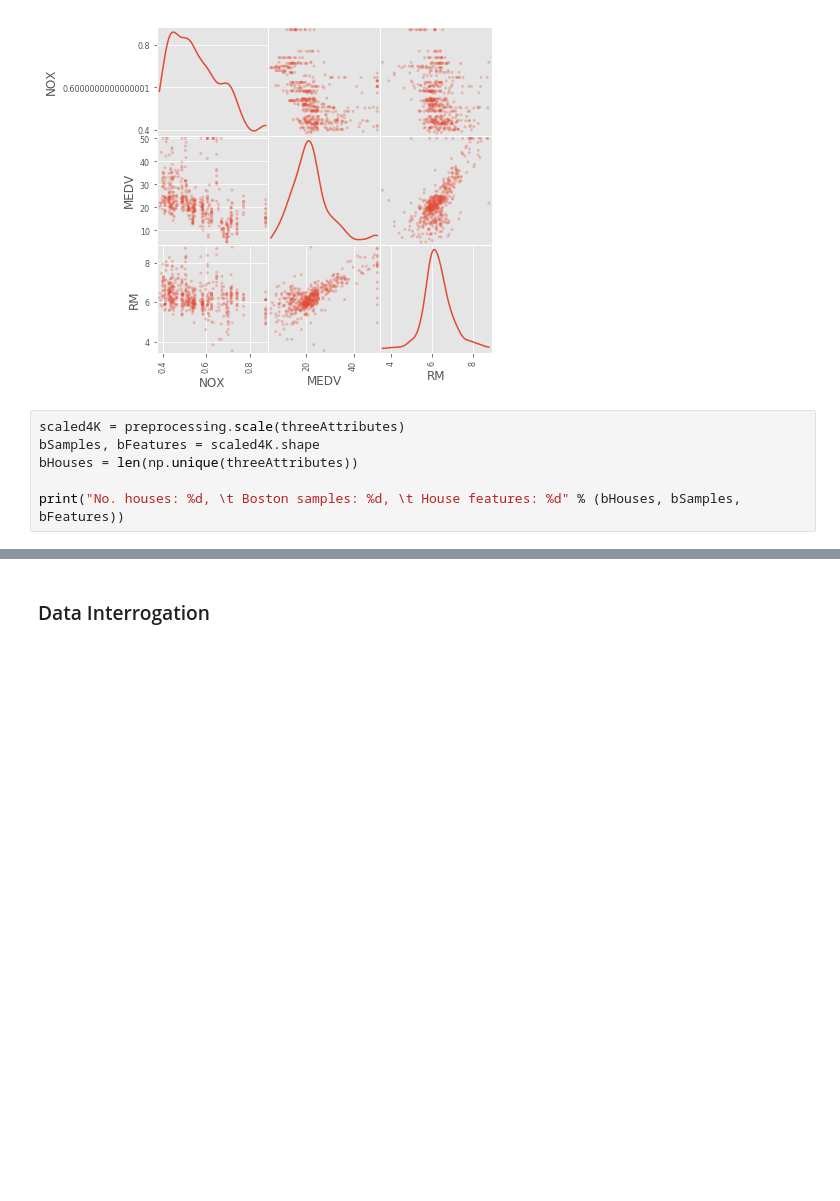
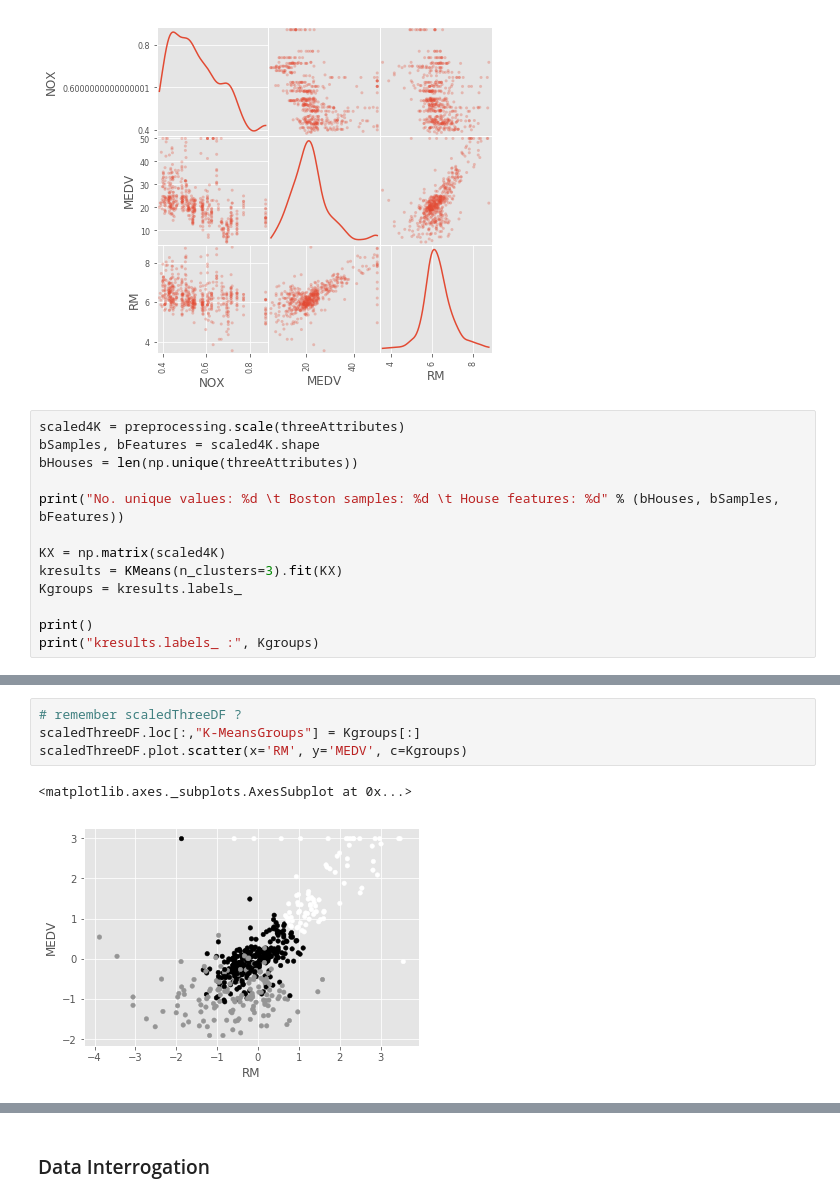
Before and after one commit to hydrazine1209/CASA0006-dataMining-0, a Jupyter notebook: 6_data_mining_workshop_2018-Copy3.ipynb, the cells around one changed output, grey strips where cells are left out. Drawn from its saved outputs; the diff is of its cells as text; blank space fills up the shorter version.

Commit message:
finished K-Means
but it not always easy to find an elbow

```diff
--- a/6_data_mining_workshop_2018-Copy3.ipynb
+++ b/6_data_mining_workshop_2018-Copy3.ipynb
@@ -149,5 +153,12 @@ scaled4K = preprocessing.scale(threeAttributes)
 bSamples, bFeatures = scaled4K.shape
 bHouses = len(np.unique(threeAttributes))
 
-print("No. houses: %d, \t Boston samples: %d, \t House features: %d" % (bHouses, bSamples, bFeatures))
+print("No. unique values: %d \t Boston samples: %d \t House features: %d" % (bHouses, bSamples, bFeatures))
+
+KX = np.matrix(scaled4K)
+kresults = KMeans(n_clusters=3).fit(KX)
+Kgroups = kresults.labels_
+
+print()
+print("kresults.labels_ :", Kgroups)
 # %% [output]
@@ -154,0 +181,7 @@ No. houses: 755,         Boston samples: 506,    House features: 3
+# %%
+# remember scaledThreeDF ?
+scaledThreeDF.loc[:,"K-MeansGroups"] = Kgroups[:]
+scaledThreeDF.plot.scatter(x='RM', y='MEDV', c=Kgroups)
+# %% [output]
+<matplotlib.axes._subplots.AxesSubplot at 0x...>
+[figure, added]
```
Also changed, not shown: parts of 6 cells of this notebook.
